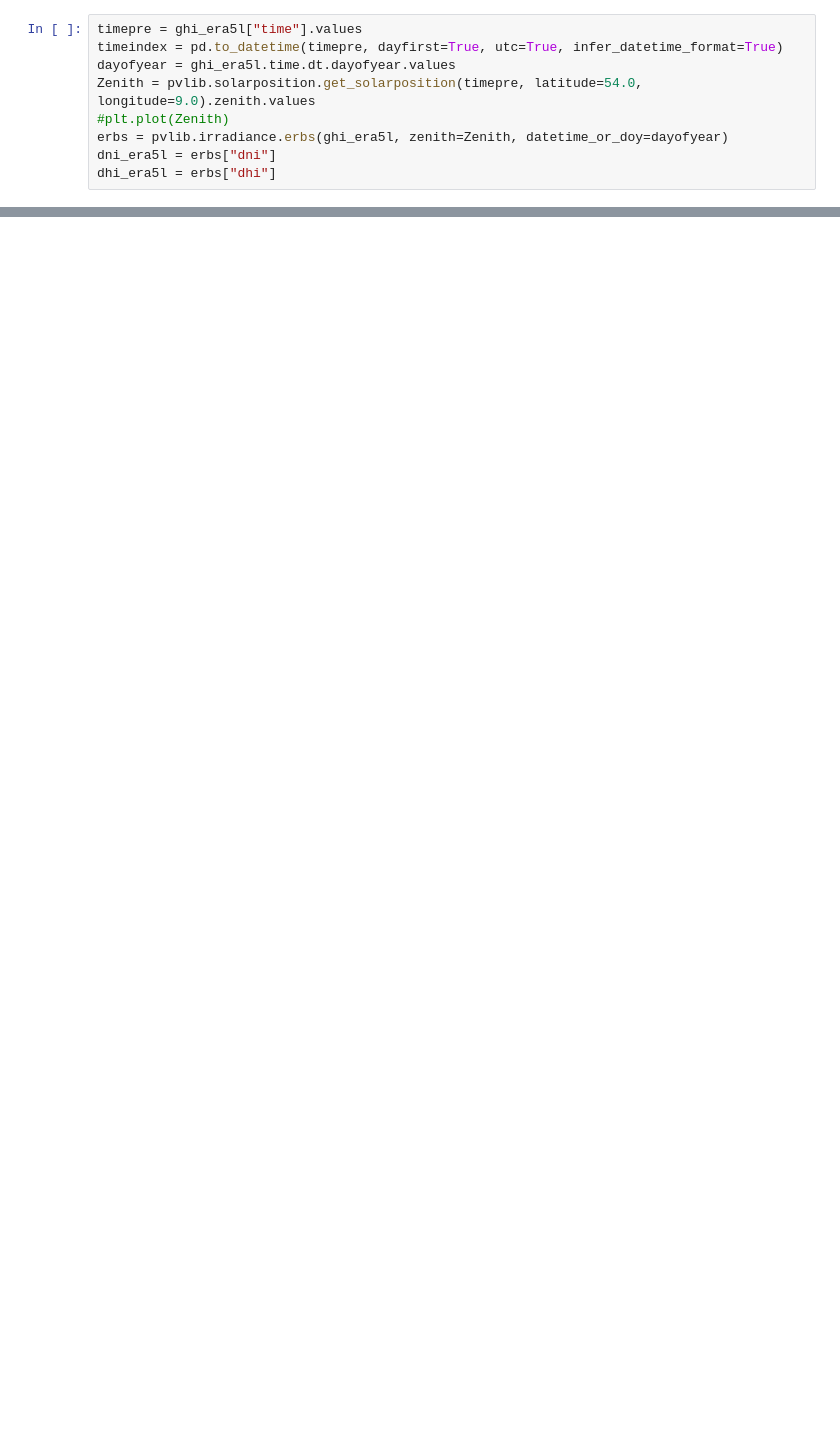
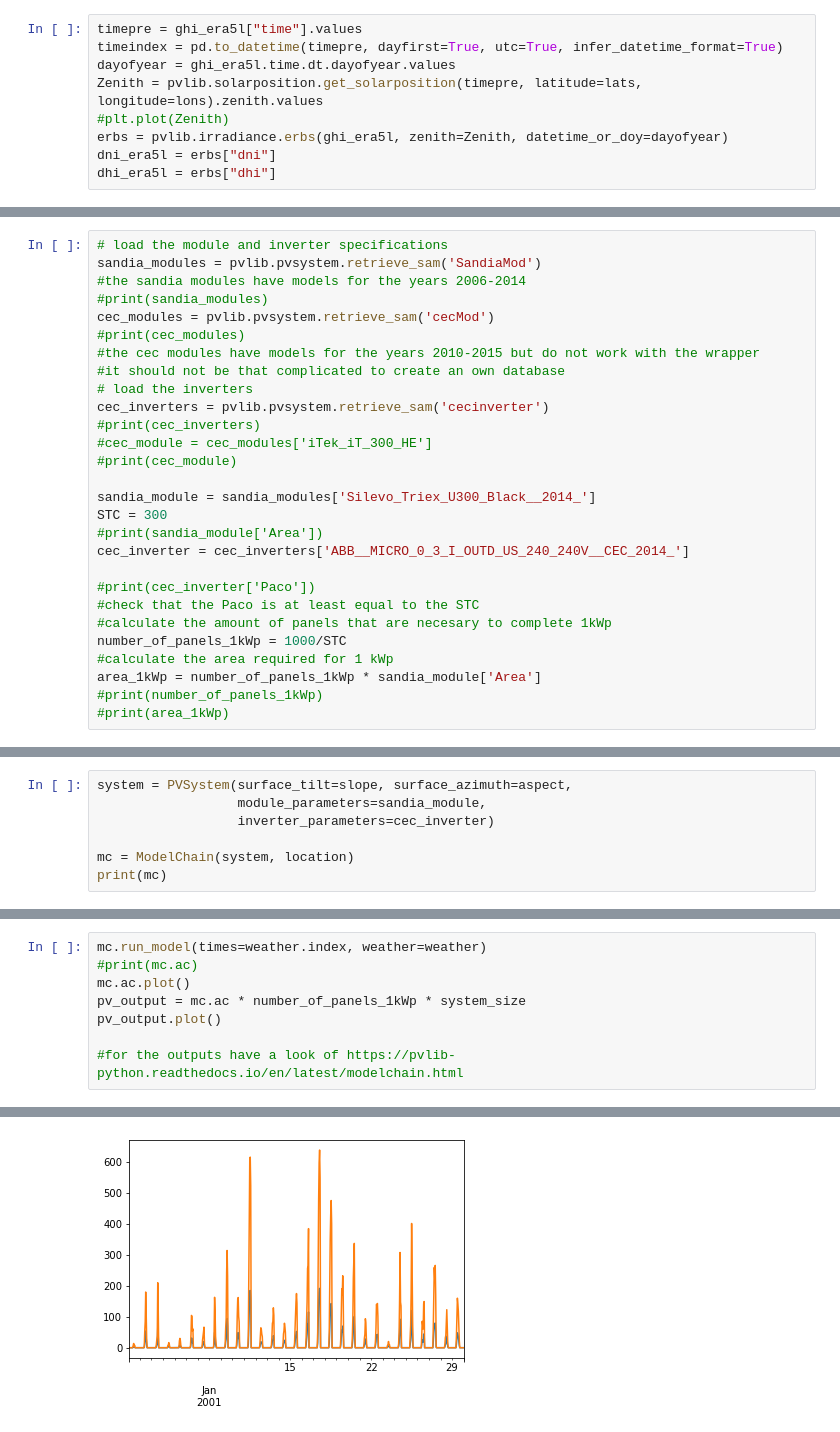
Before and after one commit to inwe-boku/PV_from_era5, a Jupyter notebook: pv_output_from_era5_land_single_coordinate.ipynb, the cells around one changed output, grey strips where cells are left out. Saved outputs shown, nothing was run; the diff lists cells and outputs as text; blank space fills up the shorter version.

```diff
--- a/pv_output_from_era5_land_single_coordinate.ipynb
+++ b/pv_output_from_era5_land_single_coordinate.ipynb
@@ -70,7 +101,7 @@ Calculate the DHI and DNI from GHI using the ERBS algorithm
 timepre = ghi_era5l["time"].values
 timeindex = pd.to_datetime(timepre, dayfirst=True, utc=True, infer_datetime_format=True)
 dayofyear = ghi_era5l.time.dt.dayofyear.values
-Zenith = pvlib.solarposition.get_solarposition(timepre, latitude=54.0, longitude=9.0).zenith.values
+Zenith = pvlib.solarposition.get_solarposition(timepre, latitude=lats, longitude=lons).zenith.values
 #plt.plot(Zenith)
 erbs = pvlib.irradiance.erbs(ghi_era5l, zenith=Zenith, datetime_or_doy=dayofyear)
 dni_era5l = erbs["dni"]
@@ -104,0 +158,28 @@ load Specifications from standard/declared modules and inversters
+# %%
+# load the module and inverter specifications
+sandia_modules = pvlib.pvsystem.retrieve_sam('SandiaMod')
+#the sandia modules have models for the years 2006-2014
+#print(sandia_modules)
+cec_modules = pvlib.pvsystem.retrieve_sam('cecMod')
+#print(cec_modules)
+#the cec modules have models for the years 2010-2015 but do not work with the wrapper
+#it should not be that complicated to create an own database
+# load the inverters
+cec_inverters = pvlib.pvsystem.retrieve_sam('cecinverter')
+#print(cec_inverters)
+#cec_module = cec_modules['iTek_iT_300_HE']
+#print(cec_module)
+
+sandia_module = sandia_modules['Silevo_Triex_U300_Black__2014_']
+STC = 300
+#print(sandia_module['Area'])
+cec_inverter = cec_inverters['ABB__MICRO_0_3_I_OUTD_US_240_240V__CEC_2014_']
+
+#print(cec_inverter['Paco'])
+#check that the Paco is at least equal to the STC
+#calculate the amount of panels that are necesary to complete 1kWp
+number_of_panels_1kWp = 1000/STC
+#calculate the area required for 1 kWp
+area_1kWp = number_of_panels_1kWp * sandia_module['Area']
+#print(number_of_panels_1kWp)
+#print(area_1kWp)
@@ -104,0 +188,7 @@ load Specifications from standard/declared modules and inversters
+# %%
+system = PVSystem(surface_tilt=slope, surface_azimuth=aspect,
+                  module_parameters=sandia_module,
+                  inverter_parameters=cec_inverter)
+
+mc = ModelChain(system, location)
+print(mc)
@@ -104,0 +211,9 @@ load Specifications from standard/declared modules and inversters
+# %%
+mc.run_model(times=weather.index, weather=weather)
+#print(mc.ac)
+mc.ac.plot()
+pv_output = mc.ac * number_of_panels_1kWp * system_size
+pv_output.plot()
+
+#for the outputs have a look of https://pvlib-python.readthedocs.io/en/latest/modelchain.html
+# %% [output]
@@ -104,0 +221 @@ load Specifications from standard/declared modules and inversters
+[figure, added]
```
Also changed, not shown: parts of 32 cells of this notebook.
